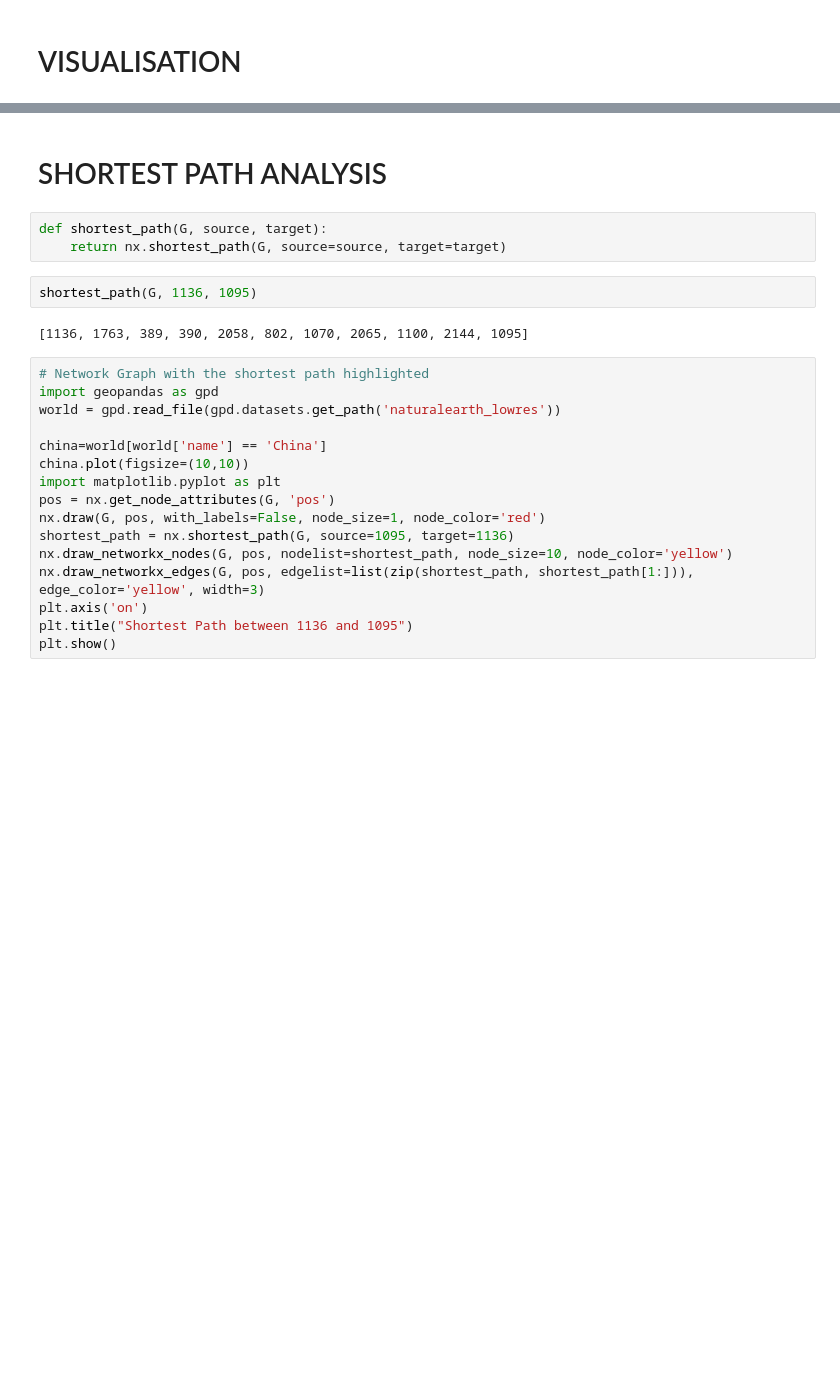
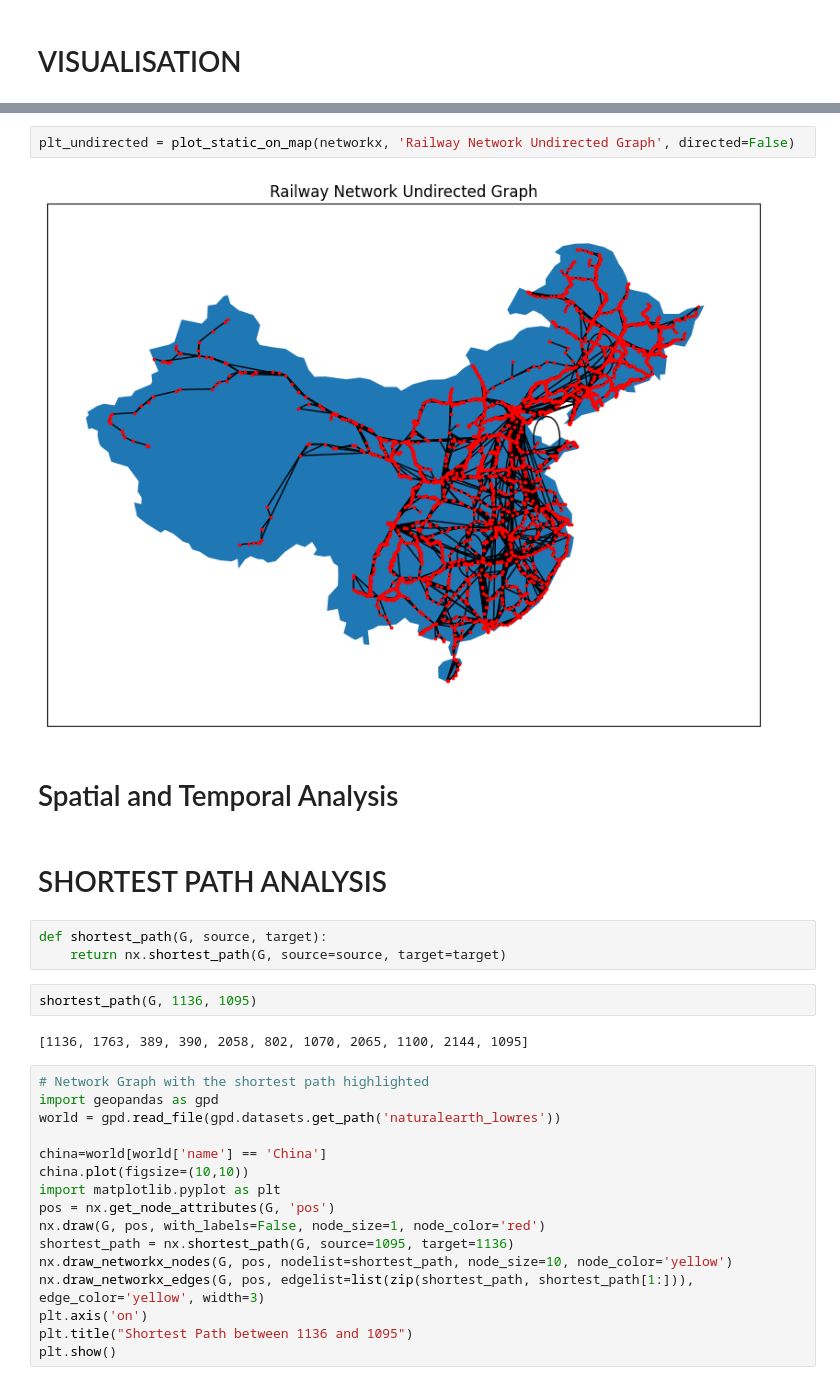
Before and after one commit to airscholar/AlphaTeam, a Jupyter notebook: analysis/Rail.ipynb, the cells around one changed output, grey strips where cells are left out. Cells and saved outputs as stored; diff of their text form; blank space fills up the shorter version.

```diff
--- a/analysis/Rail.ipynb
+++ b/analysis/Rail.ipynb
@@ -163,3 +70,9 @@ plt.show()
+# %%
+plt_undirected = plot_static_on_map(networkx, 'Railway Network Undirected Graph', directed=False)
+# %% [output]
+[figure, added]
+# %% [markdown]
+# Spatial and Temporal Analysis
 # %% [markdown]
 # SHORTEST PATH ANALYSIS
 # %%
```
Also changed, not shown: parts of 15 cells of this notebook, 6 other files.
